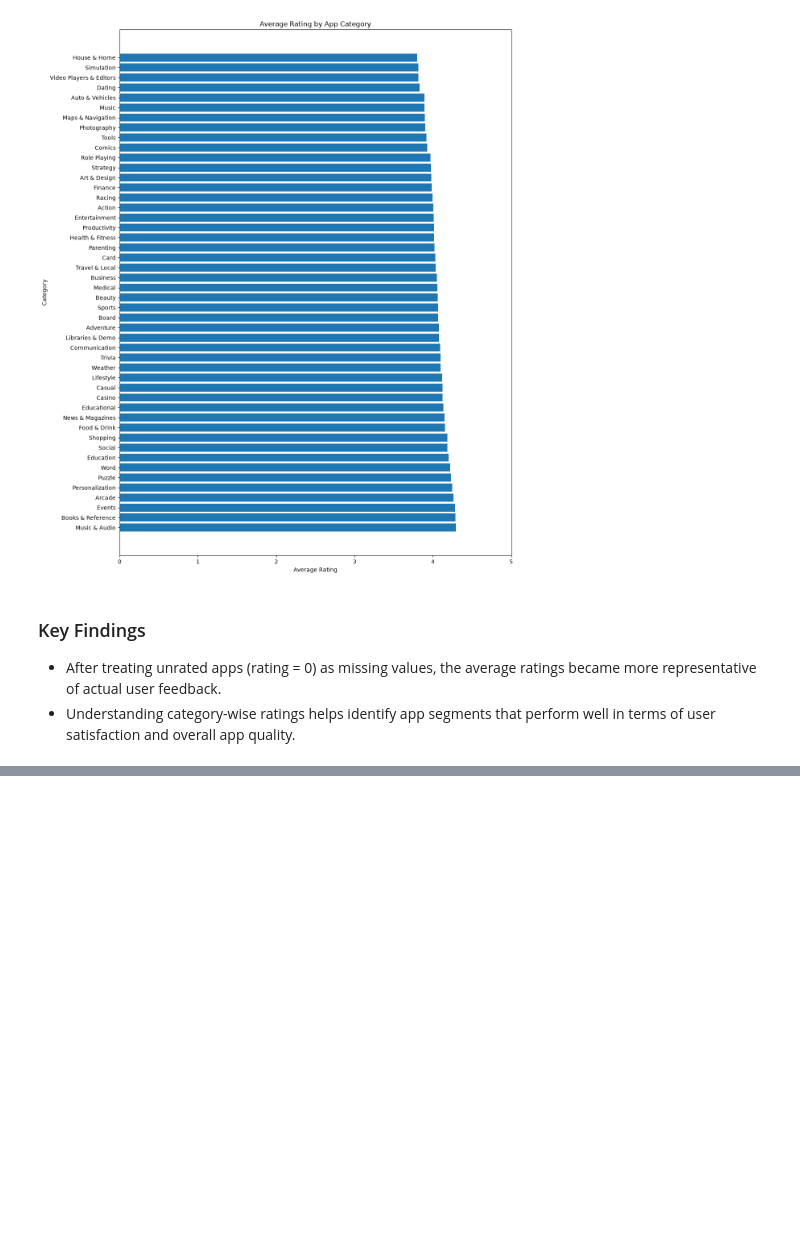
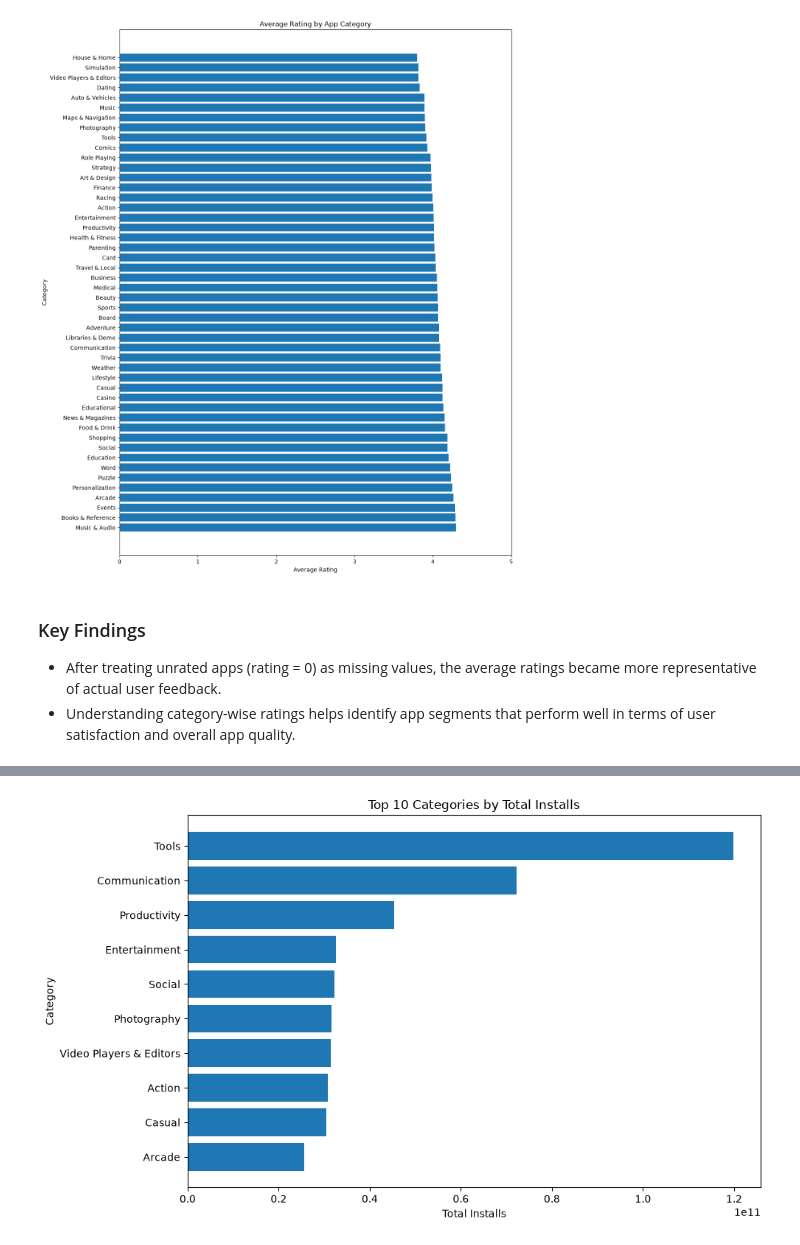
Before and after one commit to ShrutiTss/google-play-store-business-analytics, a Jupyter notebook: notebooks/04_exploratory_data_analysis.ipynb, the cells around one changed output, grey strips where cells are left out. Drawn from its saved outputs; the diff is of its cells as text; code cells hidden in the pictures; blank space fills up the shorter version.

Commit message:
Analyze category-wise app installs

```diff
--- a/notebooks/04_exploratory_data_analysis.ipynb
+++ b/notebooks/04_exploratory_data_analysis.ipynb
@@ -341,0 +346,17 @@ plt.show()
+# %%
+category_installs = (
+    df.groupby("Category")
+      .agg(
+          Total_Installs=("Maximum Installs", "sum"),
+          Average_Installs=("Maximum Installs", "mean"),
+          Total_Apps=("App Id", "count")
+      )
+      .reset_index()
+)
+# %%
+category_installs = category_installs.sort_values(
+    by="Total_Installs",
+    ascending=False
+)
+
+category_installs.head(10)
@@ -341,0 +375,19 @@ plt.show()
+# %%
+top10 = category_installs.head(10)
+
+plt.figure(figsize=(10,6))
+
+plt.barh(top10["Category"], top10["Total_Installs"])
+
+plt.title("Top 10 Categories by Total Installs")
+
+plt.xlabel("Total Installs")
+plt.ylabel("Category")
+
+plt.gca().invert_yaxis()
+
+plt.tight_layout()
+
+plt.show()
+# %% [output]
+[figure, added]
```
Also changed, not shown: parts of 3 cells of this notebook.
